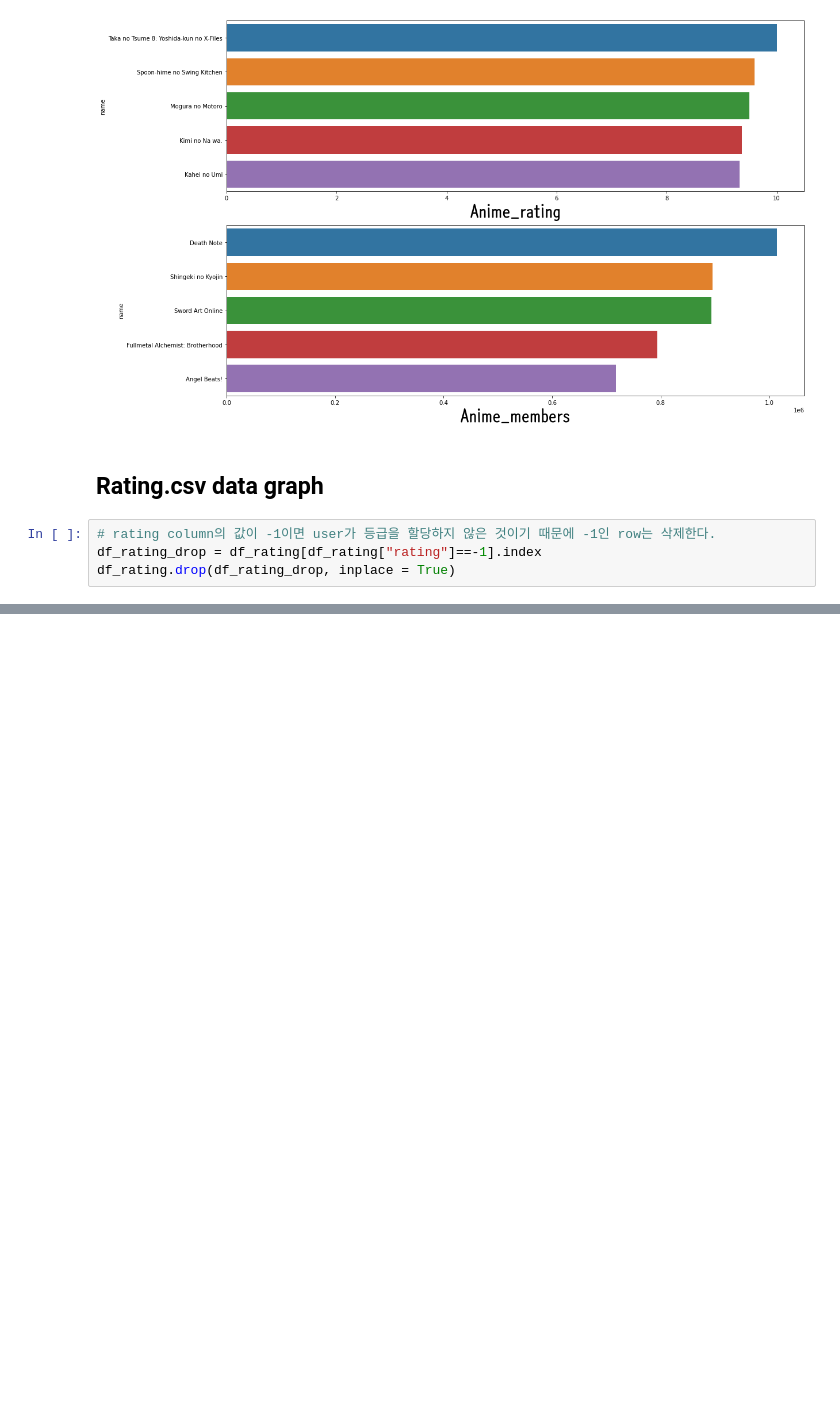
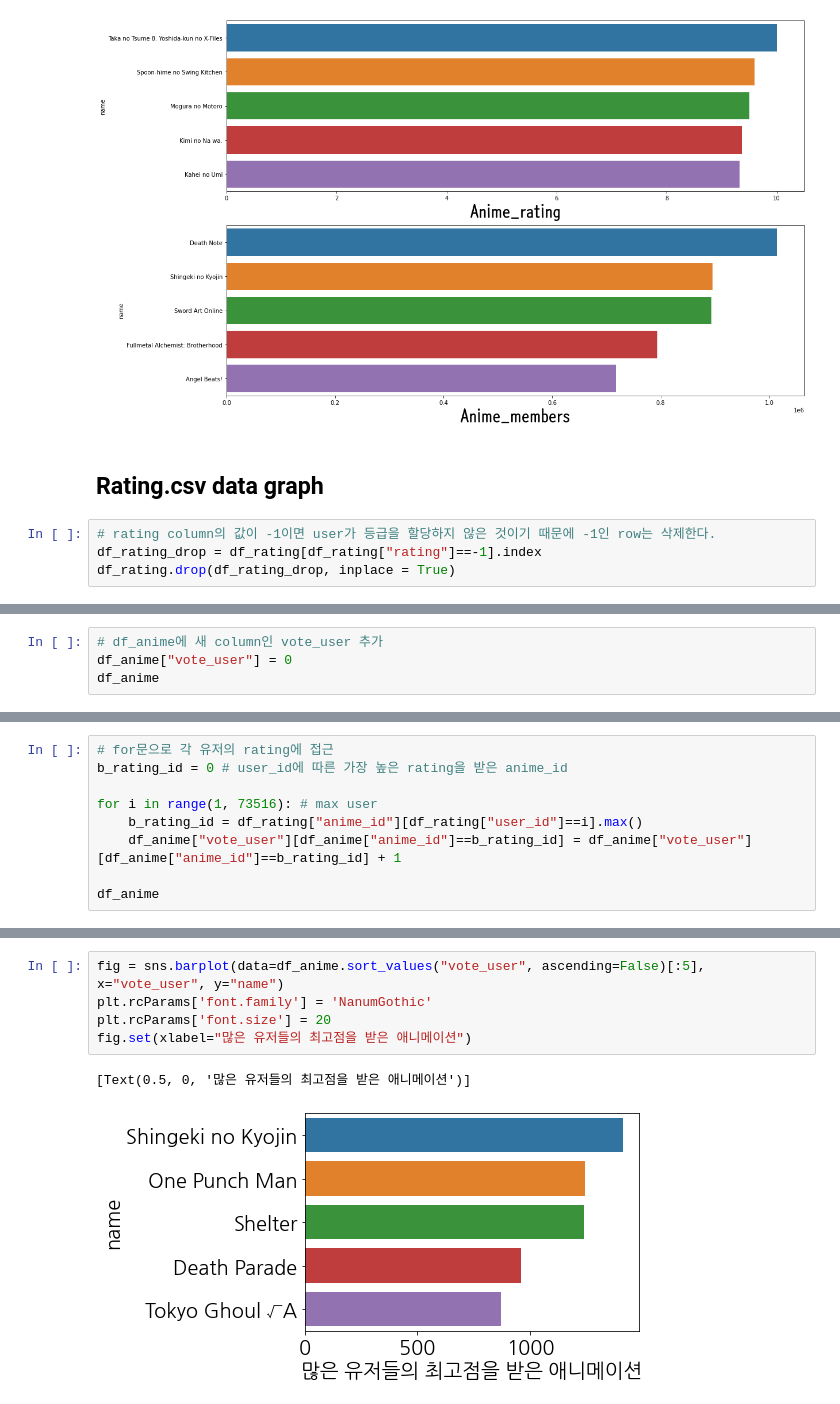
Before and after one commit to sanha9999/EDA_project, a Jupyter notebook: Anime_recommendations/Anime predict.ipynb, the cells around one changed output, grey strips where cells are left out. Cells and saved outputs as stored; diff of their text form; blank space fills up the shorter version.

Commit message:
add rating-vote_user sns barplot

```diff
--- a/Anime_recommendations/Anime predict.ipynb
+++ b/Anime_recommendations/Anime predict.ipynb
@@ -176,0 +194,4 @@ dtype: float64
+# %%
+# df_anime에 새 column인 vote_user 추가
+df_anime["vote_user"] = 0
+df_anime
@@ -176,0 +212,9 @@ dtype: float64
+# %%
+# for문으로 각 유저의 rating에 접근
+b_rating_id = 0 # user_id에 따른 가장 높은 rating을 받은 anime_id
+
+for i in range(1, 73516): # max user
+    b_rating_id = df_rating["anime_id"][df_rating["user_id"]==i].max()
+    df_anime["vote_user"][df_anime["anime_id"]==b_rating_id] = df_anime["vote_user"][df_anime["anime_id"]==b_rating_id] + 1
+
+df_anime
@@ -176,0 +239,8 @@ dtype: float64
+# %%
+fig = sns.barplot(data=df_anime.sort_values("vote_user", ascending=False)[:5], x="vote_user", y="name")
+plt.rcParams['font.family'] = 'NanumGothic'
+plt.rcParams['font.size'] = 20
+fig.set(xlabel="많은 유저들의 최고점을 받은 애니메이션")
+# %% [output]
+[Text(0.5, 0, '많은 유저들의 최고점을 받은 애니메이션')]
+[figure, added]
```
Also changed, not shown: parts of 6 cells of this notebook.
